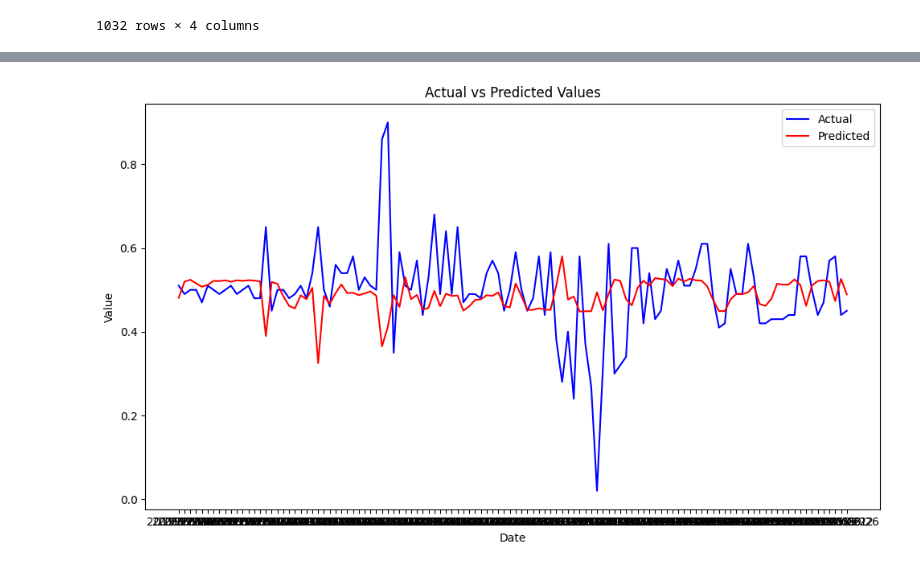
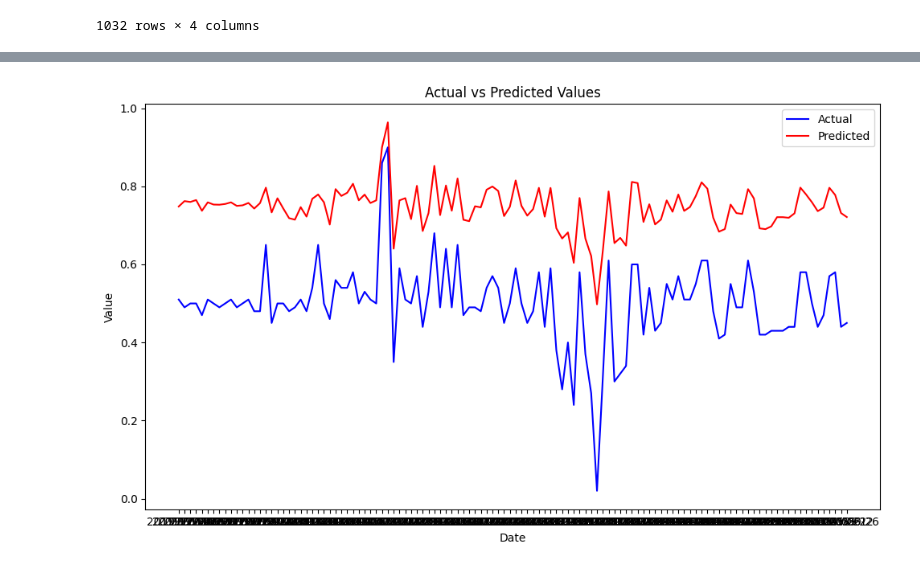
Before and after one commit to sachinprasanna7/Stock-Movement-Prediction-using-Spectrograms-Technical-Indicators-and-News, a Jupyter notebook: neuralNetwork.ipynb, the cells around one changed output, grey strips where cells are left out. Drawn from its saved outputs; the diff is of its cells as text; code cells hidden in the pictures.

```diff
--- a/neuralNetwork.ipynb
+++ b/neuralNetwork.ipynb
@@ -200,12 +210,12 @@ results_df
 # %%
 plt.figure(figsize=(10, 6))
 plt.plot(results_df['Date'], results_df['Actual'], label='Actual', color='blue')
-plt.plot(results_df['Date'], results_df['Predicted'], label='Predicted', color='red')
+plt.plot(results_df['Date'],  results_df['Predicted'] + 0.5* results_df["Actual"], label='Predicted', color='red')
 plt.xlabel('Date')
 plt.ylabel('Value')
 plt.title('Actual vs Predicted Values')
 plt.legend()
 plt.tight_layout()
 plt.show()
 # %% [output]
-[figure, old version]
+[figure, new version]
```
Also changed, not shown: parts of 6 cells of this notebook.
